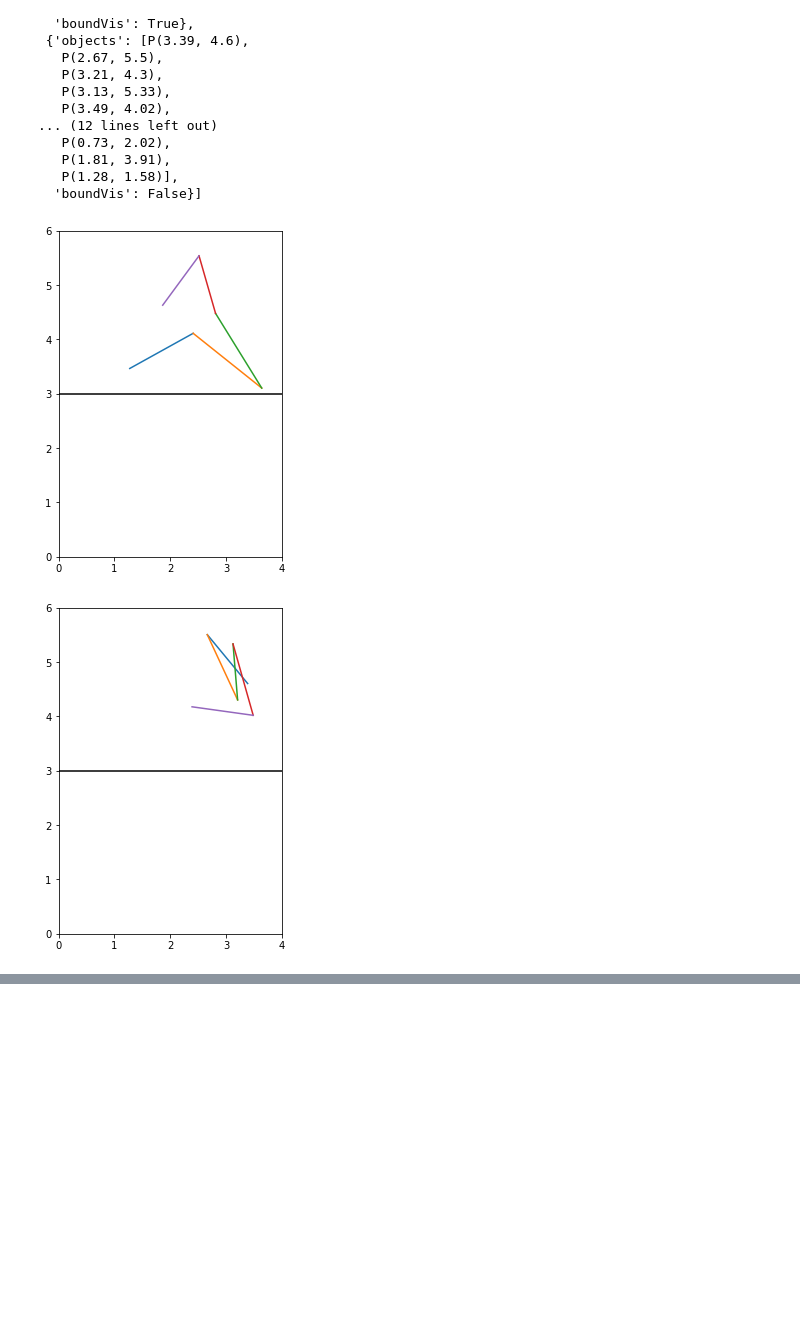
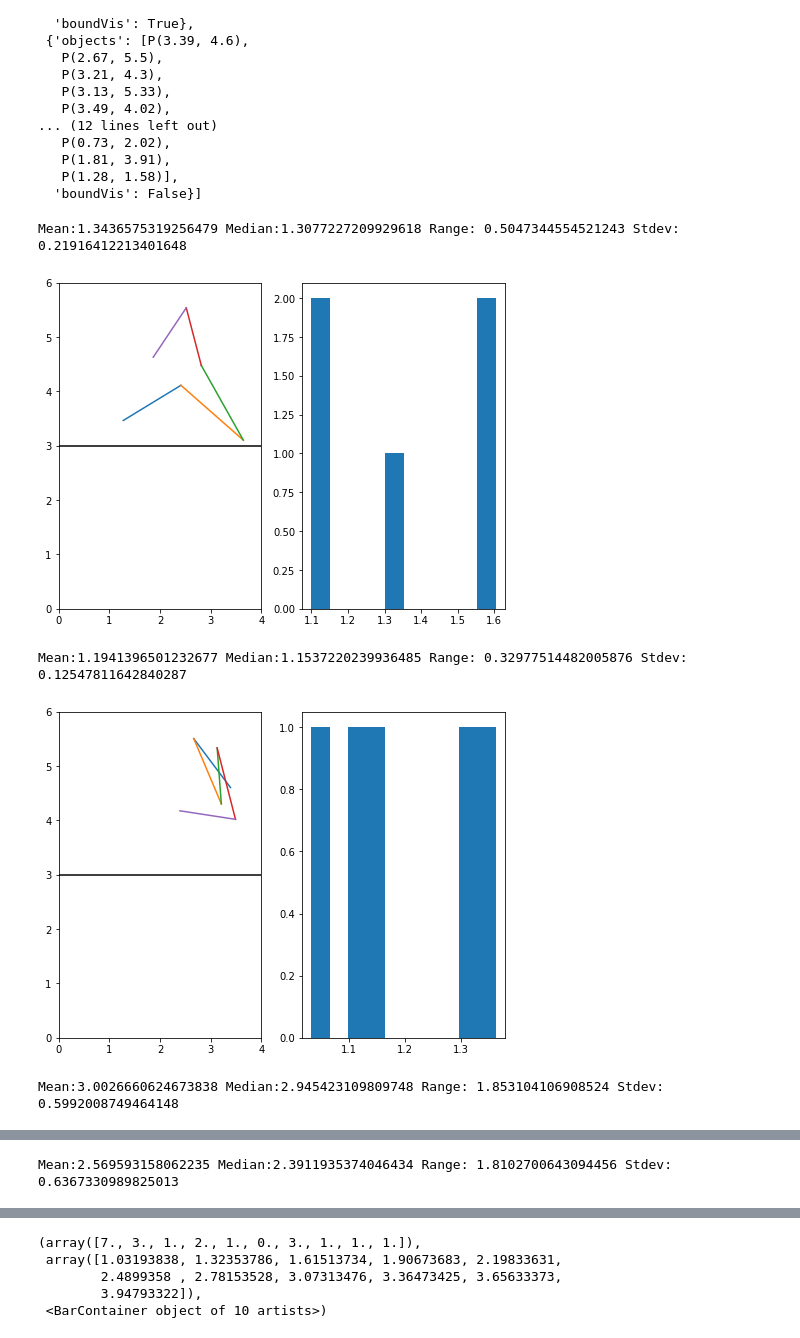
Before and after one commit to huffman-spatial-cognition-lab/Landmarks, a Jupyter notebook: pythonTrialConfiguration/new-approach.ipynb, the cells around one changed output, grey strips where cells are left out. Saved outputs shown, nothing was run; the diff lists cells and outputs as text; code cells hidden in the pictures; blank space fills up the shorter version.

Commit message:
AGENDA: preliminary work on reporting on the statistics of the distances between the randomly generated objects. ! go over Qs in the notebook for this commit

```diff
--- a/pythonTrialConfiguration/new-approach.ipynb
+++ b/pythonTrialConfiguration/new-approach.ipynb
@@ -133,6 +135,14 @@ def pointsOnSameSide(p1, p2):
     mid_y = LENGTH / 2
 
     return (p1.y >= mid_y) == (p2.y >= mid_y)
+
+def distances_between_objects(objs):
+    trial_dists = []
+
+    for i in range(len(objs)-1):
+        trial_dists.append(objs[i].dist(objs[i+1]))
+
+    return trial_dists
 
 def validate_movement(start, end, cross, hasBorder):
     buffer = 0.05
@@ -272,35 +282,35 @@ trials
   'boundVis': False}]
 # %%
 def plot_trial(trial):
-    fig, ax = plt.subplots(figsize=(WIDTH, LENGTH))
+    objs = trial["objects"]
+    fig, axs = plt.subplots(1, 2, figsize=(WIDTH * 2, LENGTH))
 
-    prev = trial[0]
-    for curr in trial[1:]:
-        plt.plot([prev.x,curr.x], [prev.y,curr.y])
+    prev = objs[0]
+    for curr in objs[1:]:
+        axs[0].plot([prev.x,curr.x], [prev.y,curr.y])
         prev = curr
 
     # plot the border in any case
-    plt.plot([0, WIDTH],[LENGTH/2, LENGTH/2], "k-")
+    axs[0].plot([0, WIDTH],[LENGTH/2, LENGTH/2], "k-")
+    axs[0].set_xlim(0, WIDTH)
+    axs[0].set_ylim(0, LENGTH)
 
-    plt.xlim(0, WIDTH)
-    plt.ylim(0, LENGTH)
+    distances = distances_between_objects(objs)
+    axs[1].hist(distances)
+
+    return distances
+
+trials_dists = []
+for trial in trials:
+    plot_trial(trial)
+    dists = distances_between_objects(trial["objects"])
+    trials_dists.append(dists)
+    print(f"Mean:{np.mean(dists)} Median:{np.median(dists)} Range: {np.max(dists) - np.min(dists)} Stdev: {np.std(dists)}")
     plt.show()
-
-for trial in trials:
-    plot_trial(trial["objects"])
-
-#
-#if PLOT_ALL:
-    # plot all together
-
-   # fig, ax = plt.subplots(figsize=(width, length))
-   # plt.xlim([0, width])
-   # plt.ylim([0, length])
-   # for trial in trials:
-   #     x,y,v,w = tuple(trial[:4])
-   #     ax.plot([x,v], [y,w])
-   # plt.plot([0, width],[length/2, length/2], "--r")
-   # plt.show()
+plt.hist(dist_data.flatten())
 # %% [output]
+Mean:1.3436575319256479 Median:1.3077227209929618 Range: 0.5047344554521243 Stdev: 0.21916412213401648
-[figure, old version]
+[figure, new version]
+Mean:1.1941396501232677 Median:1.1537220239936485 Range: 0.32977514482005876 Stdev: 0.12547811642840287
-[figure, old version]
+[figure, new version]
+Mean:3.0026660624673838 Median:2.945423109809748 Range: 1.853104106908524 Stdev: 0.5992008749464148
@@ -307,0 +318 @@ for trial in trials:
+Mean:2.569593158062235 Median:2.3911935374046434 Range: 1.8102700643094456 Stdev: 0.6367330989825013
@@ -308,0 +320,5 @@ for trial in trials:
+(array([7., 3., 1., 2., 1., 0., 3., 1., 1., 1.]),
+ array([1.03193838, 1.32353786, 1.61513734, 1.90673683, 2.19833631,
+        2.4899358 , 2.78153528, 3.07313476, 3.36473425, 3.65633373,
+        3.94793322]),
+ <BarContainer object of 10 artists>)
```
Also changed, not shown: parts of 2 cells of this notebook.
